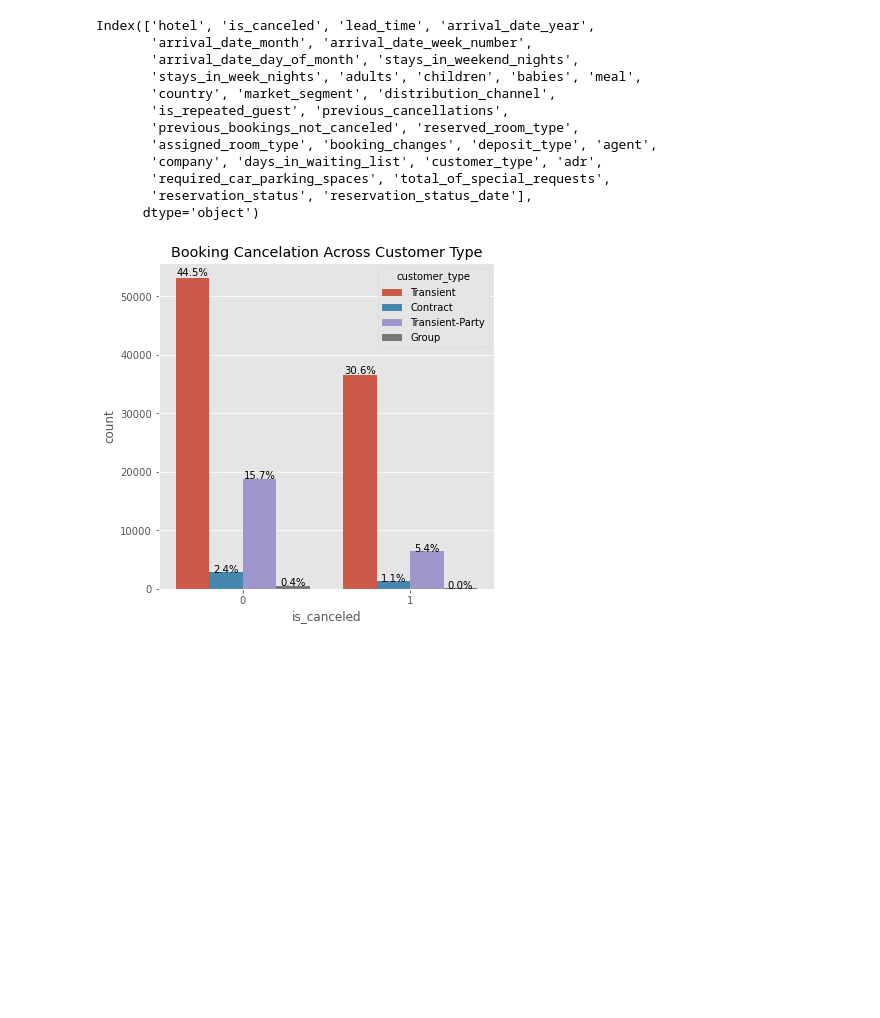
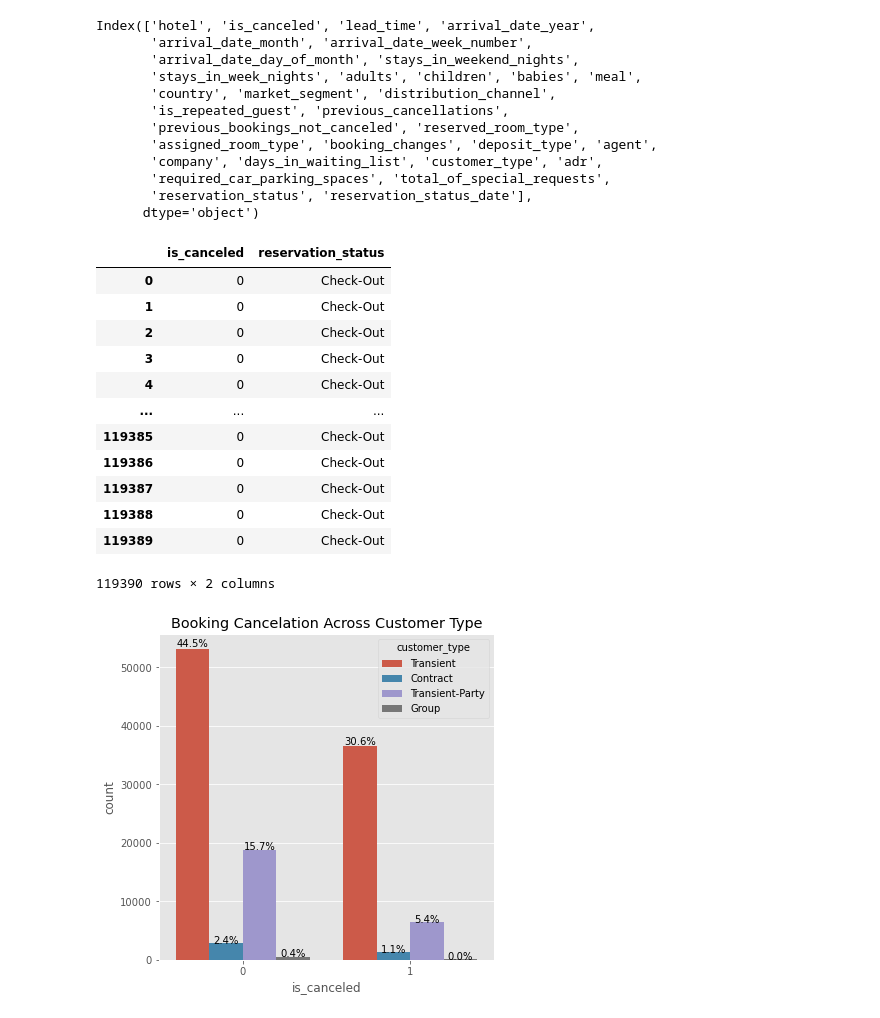
Before and after one commit to smeteo/Hotel-Booking-Demand, a Jupyter notebook: Hotel_Booking_Demand.ipynb, the cells around one changed output. Drawn from its saved outputs; the diff is of its cells as text; code cells hidden in the pictures; blank space fills up the shorter version.

```diff
--- a/Hotel_Booking_Demand.ipynb
+++ b/Hotel_Booking_Demand.ipynb
@@ -318,6 +318,22 @@ Index(['hotel', 'is_canceled', 'lead_time', 'arrival_date_year',
        'required_car_parking_spaces', 'total_of_special_requests',
        'reservation_status', 'reservation_status_date'],
       dtype='object')
+# %%
+df[['is_canceled','reservation_status']]
+# %% [output]
+|  | is_canceled | reservation_status |
+| 0 | 0 | Check-Out |
+| 1 | 0 | Check-Out |
+| 2 | 0 | Check-Out |
+| 3 | 0 | Check-Out |
+| 4 | 0 | Check-Out |
+| ... | ... | ... |
+| 119385 | 0 | Check-Out |
+| 119386 | 0 | Check-Out |
+| 119387 | 0 | Check-Out |
+| 119388 | 0 | Check-Out |
+| 119389 | 0 | Check-Out |
+119390 rows × 2 columns
 # %%
 plt.figure(figsize = (6,6))
 ax=sns.countplot(df['is_canceled'], hue=df['customer_type'])
```
